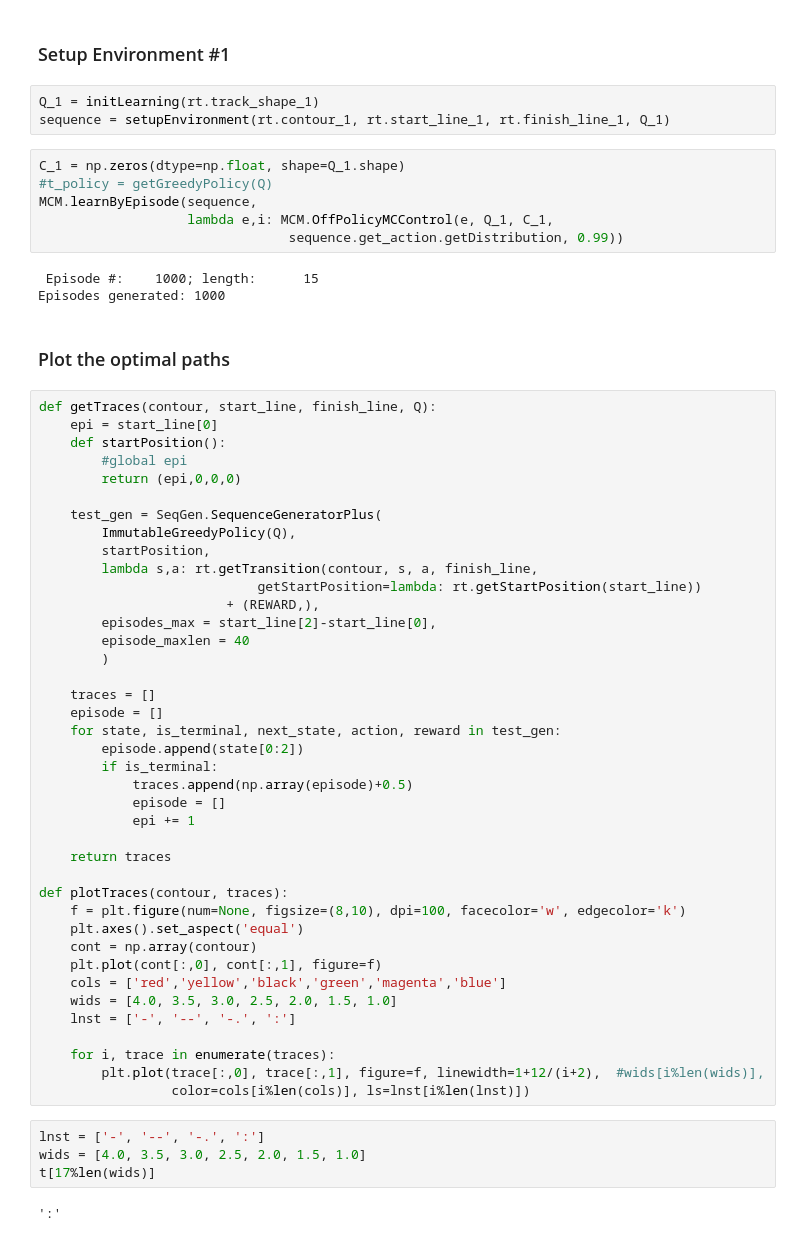
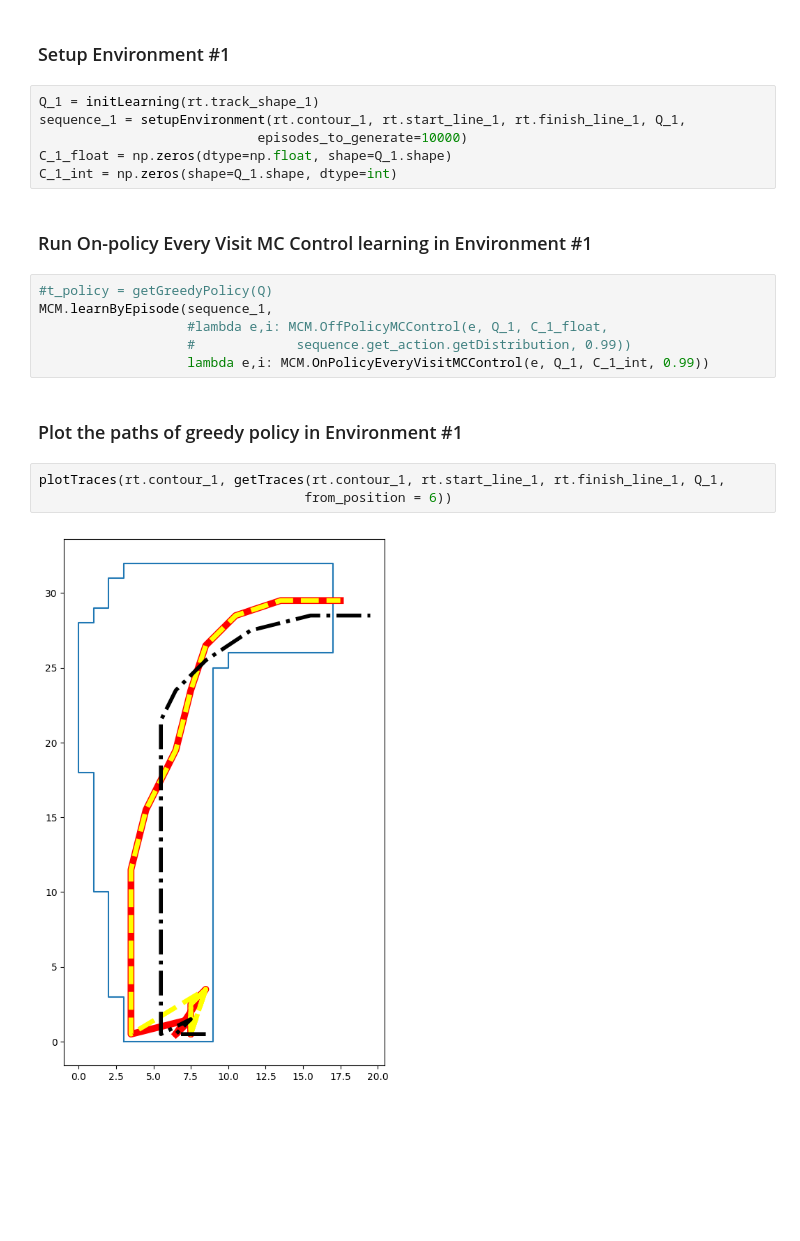
Before and after one commit to muarvyn/SuttonBartoRLBook.exercise, a Jupyter notebook: Racetrack/Exercise 5.12.ipynb, the cells around one changed output. Drawn from its saved outputs; the diff is of its cells as text; blank space fills up the shorter version.

```diff
--- a/Racetrack/Exercise 5.12.ipynb
+++ b/Racetrack/Exercise 5.12.ipynb
@@ -71,63 +127,24 @@ MCM.learnByEpisode(sequence, lambda e,i: MCM.OnPolicyEveryVisitMCControl(e, Q, C
 Episodes generated: 1000
 # %% [markdown]
 ### Setup Environment #1
+# %%
+Q_1 = initLearning(rt.track_shape_1)
+sequence_1 = setupEnvironment(rt.contour_1, rt.start_line_1, rt.finish_line_1, Q_1,
+                            episodes_to_generate=10000)
+C_1_float = np.zeros(dtype=np.float, shape=Q_1.shape)
+C_1_int = np.zeros(shape=Q_1.shape, dtype=int)
+# %% [markdown]
+### Run On-policy Every Visit MC Control learning in Environment #1
+# %%
+#t_policy = getGreedyPolicy(Q)
+MCM.learnByEpisode(sequence_1,
+                   #lambda e,i: MCM.OffPolicyMCControl(e, Q_1, C_1_float,
+                   #             sequence.get_action.getDistribution, 0.99))
+                   lambda e,i: MCM.OnPolicyEveryVisitMCControl(e, Q_1, C_1_int, 0.99))
+# %% [markdown]
+### Plot the paths of greedy policy in Environment #1
 # %%
-Q_1 = initLearning(rt.track_shape_1)
-sequence = setupEnvironment(rt.contour_1, rt.start_line_1, rt.finish_line_1, Q_1)
+plotTraces(rt.contour_1, getTraces(rt.contour_1, rt.start_line_1, rt.finish_line_1, Q_1,
+                                  from_position = 6))
+# %% [output]
+[figure, added]
-# %%
-C_1 = np.zeros(dtype=np.float, shape=Q_1.shape)
-#t_policy = getGreedyPolicy(Q)
-MCM.learnByEpisode(sequence,
-                   lambda e,i: MCM.OffPolicyMCControl(e, Q_1, C_1,
-                                sequence.get_action.getDistribution, 0.99))
-# %% [output]
- Episode #:    1000; length:      15
-Episodes generated: 1000
-# %% [markdown]
-### Plot the optimal paths
-# %%
-def getTraces(contour, start_line, finish_line, Q):
-    epi = start_line[0]
-    def startPosition():
-        #global epi
-        return (epi,0,0,0)
-
-    test_gen = SeqGen.SequenceGeneratorPlus(
-        ImmutableGreedyPolicy(Q),
-        startPosition,
-        lambda s,a: rt.getTransition(contour, s, a, finish_line,
-                            getStartPosition=lambda: rt.getStartPosition(start_line))
-                        + (REWARD,),
-        episodes_max = start_line[2]-start_line[0],
-        episode_maxlen = 40
-        )
-
-    traces = []
-    episode = []
-    for state, is_terminal, next_state, action, reward in test_gen:
-        episode.append(state[0:2])
-        if is_terminal:
-            traces.append(np.array(episode)+0.5)
-            episode = []
-            epi += 1
-
-    return traces
-
-def plotTraces(contour, traces):
-    f = plt.figure(num=None, figsize=(8,10), dpi=100, facecolor='w', edgecolor='k')
-    plt.axes().set_aspect('equal')
-    cont = np.array(contour)
-    plt.plot(cont[:,0], cont[:,1], figure=f)
-    cols = ['red','yellow','black','green','magenta','blue']
-    wids = [4.0, 3.5, 3.0, 2.5, 2.0, 1.5, 1.0]
-    lnst = ['-', '--', '-.', ':']
-
-    for i, trace in enumerate(traces):
-        plt.plot(trace[:,0], trace[:,1], figure=f, linewidth=1+12/(i+2),  #wids[i%len(wids)],
-                 color=cols[i%len(cols)], ls=lnst[i%len(lnst)])
-# %%
-lnst = ['-', '--', '-.', ':']
-wids = [4.0, 3.5, 3.0, 2.5, 2.0, 1.5, 1.0]
-t[17%len(wids)]
-# %% [output]
-':'
```
Also changed, not shown: parts of 12 cells of this notebook, 3 other files.
